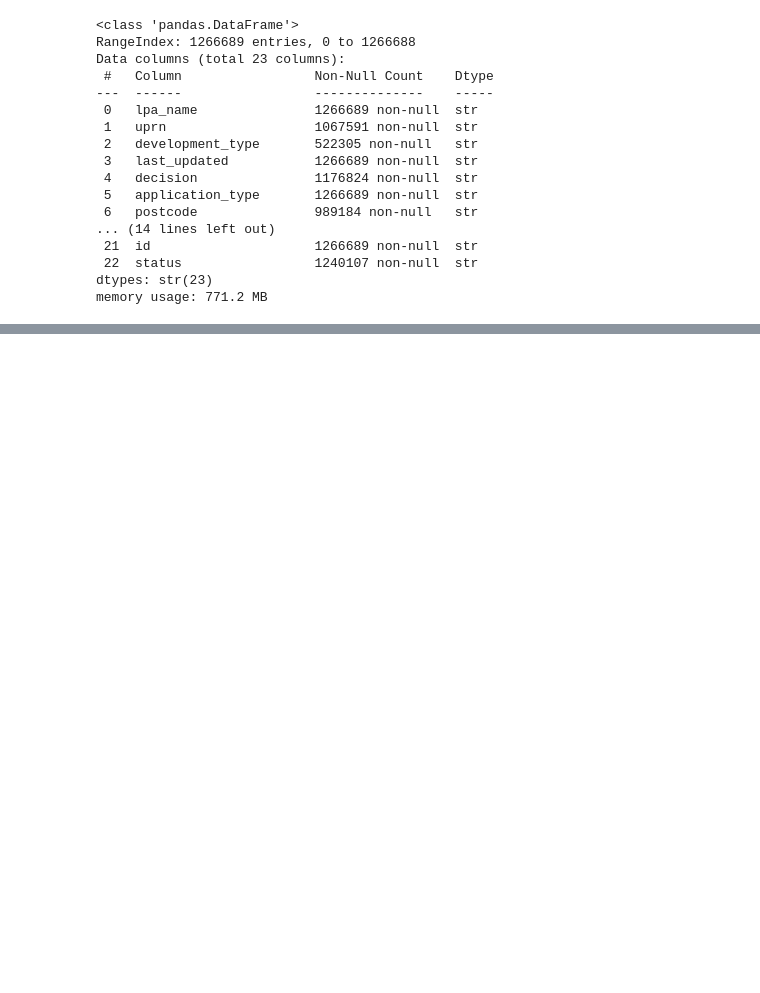
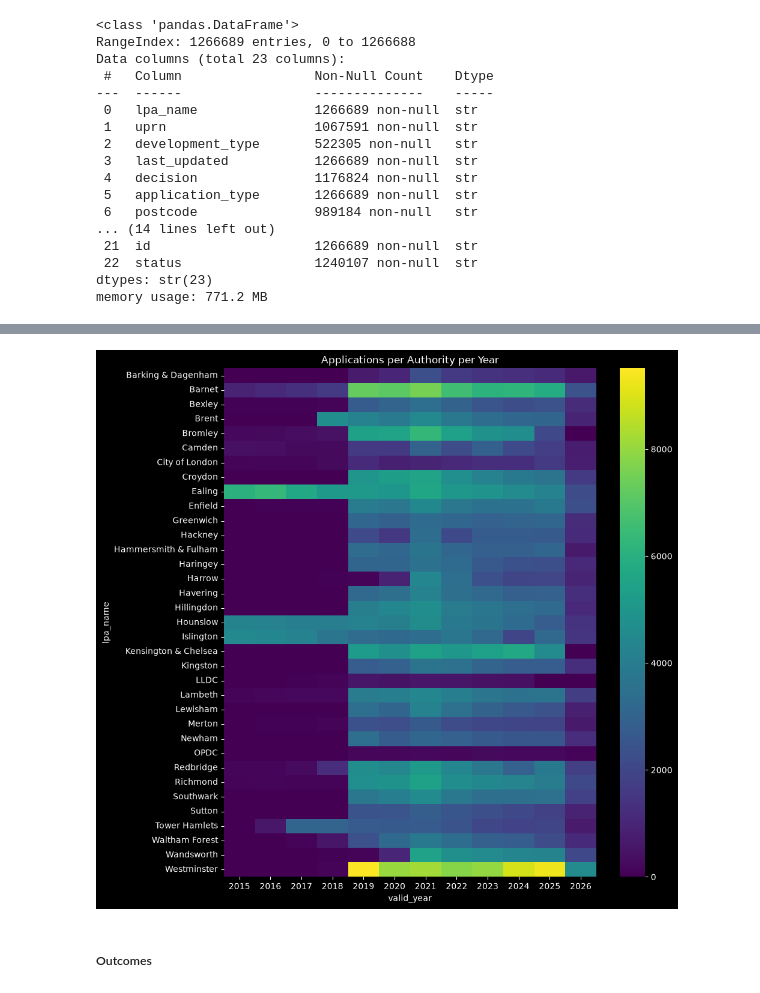
Before and after one commit to samaddmirzaa/london-planscope, a Jupyter notebook: notebooks/01_data_profiling.ipynb, the cells around one changed output, grey strips where cells are left out. Saved outputs shown, nothing was run; the diff lists cells and outputs as text; code cells hidden in the pictures; blank space fills up the shorter version.

```diff
--- a/notebooks/01_data_profiling.ipynb
+++ b/notebooks/01_data_profiling.ipynb
@@ -51,0 +213,11 @@ memory usage: 771.2 MB
+# %%
+# Colour each cell by its count
+
+plt.figure(figsize=(10, 11))
+sns.heatmap(coverage, cmap='viridis')
+plt.title('Applications per Authority per Year')
+plt.show()
+# %% [output]
+[figure, added]
+# %% [markdown]
+##### Outcomes
```
Also changed, not shown: parts of 42 cells of this notebook.
